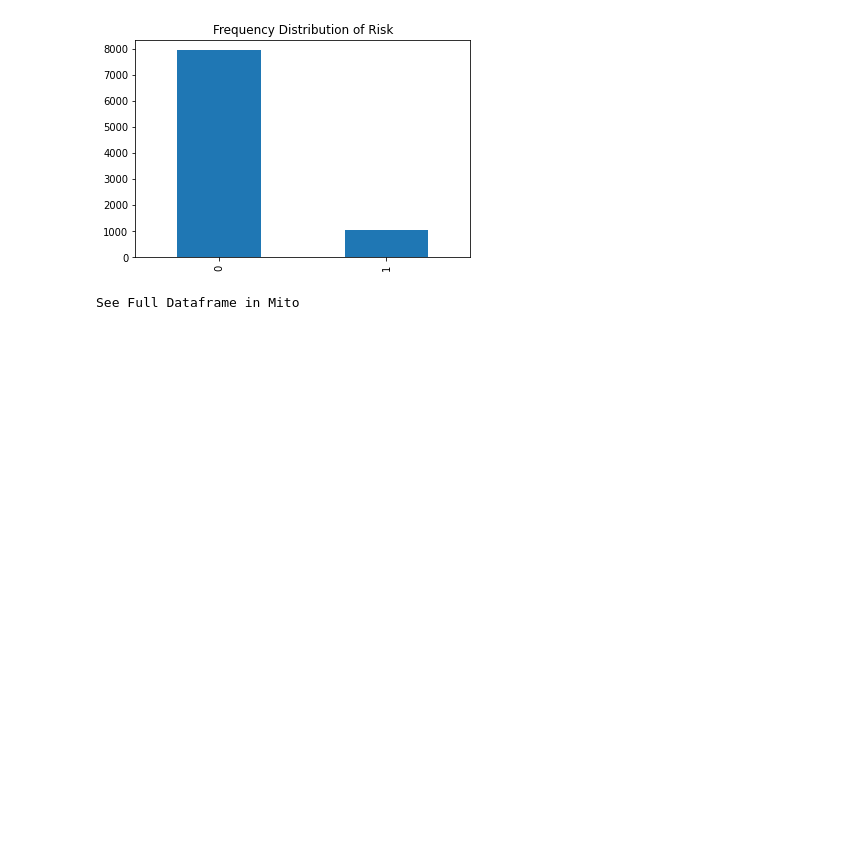
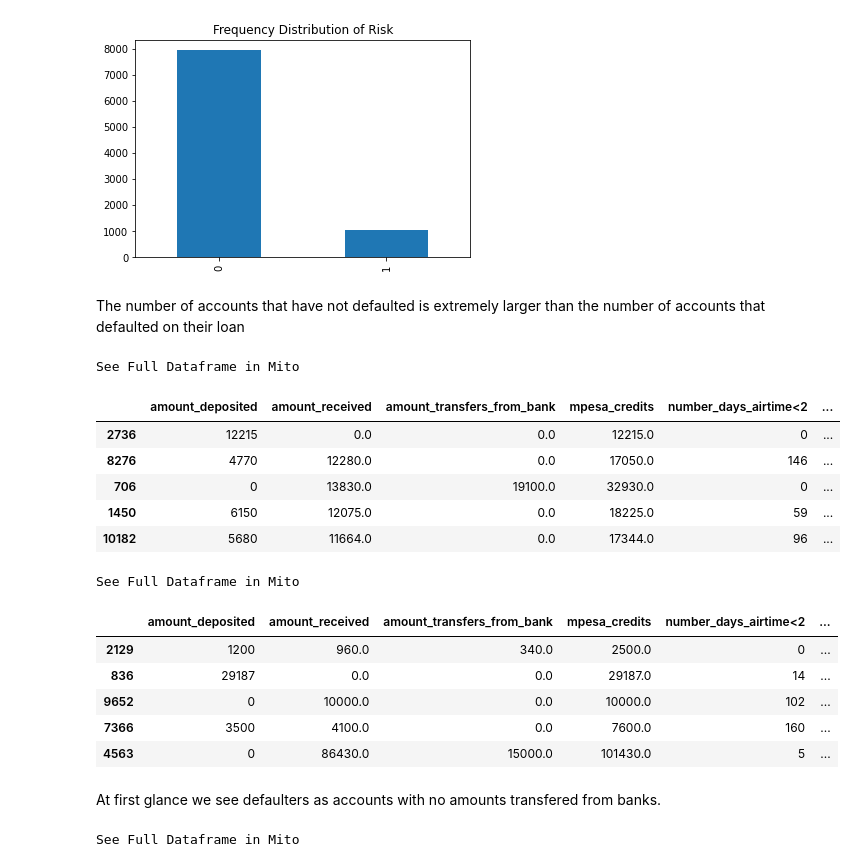
Before and after one commit to yves-moringa/moringadscpt0303, a Jupyter notebook: MORINGA ML PROJECT DSCPT03 G03 LOAN DEFAULT PREDICTOR.ipynb, the cells around one changed output. Drawn from its saved outputs; the diff is of its cells as text; code cells hidden in the pictures; blank space fills up the shorter version.

```diff
--- a/MORINGA ML PROJECT DSCPT03 G03 LOAN DEFAULT PREDICTOR.ipynb
+++ b/MORINGA ML PROJECT DSCPT03 G03 LOAN DEFAULT PREDICTOR.ipynb
@@ -381,6 +415,31 @@ df_prep['risk'].value_counts().plot.bar(title='Frequency Distribution of Risk')
 plt.show()
 # %% [output]
 [figure]
+# %% [markdown]
+The number of accounts that have not defaulted is extremely larger than the number of accounts that defaulted on their loan
+# %%
+# A profile of defaulters and non defaulters
+
+display(df_prep[df_prep["risk"] == 1].sample(5))
+
+display(df_prep[df_prep["risk"] == 0].sample(5))
+# %% [output]
+See Full Dataframe in Mito
+|  | amount_deposited | amount_received | amount_transfers_from_bank | mpesa_credits | number_days_airtime<2 | ... |
+| 2736 | 12215 | 0.0 | 0.0 | 12215.0 | 0 | ... |
+| 8276 | 4770 | 12280.0 | 0.0 | 17050.0 | 146 | ... |
+| 706 | 0 | 13830.0 | 19100.0 | 32930.0 | 0 | ... |
+| 1450 | 6150 | 12075.0 | 0.0 | 18225.0 | 59 | ... |
+| 10182 | 5680 | 11664.0 | 0.0 | 17344.0 | 96 | ... |
+See Full Dataframe in Mito
+|  | amount_deposited | amount_received | amount_transfers_from_bank | mpesa_credits | number_days_airtime<2 | ... |
+| 2129 | 1200 | 960.0 | 340.0 | 2500.0 | 0 | ... |
+| 836 | 29187 | 0.0 | 0.0 | 29187.0 | 14 | ... |
+| 9652 | 0 | 10000.0 | 0.0 | 10000.0 | 102 | ... |
+| 7366 | 3500 | 4100.0 | 0.0 | 7600.0 | 160 | ... |
+| 4563 | 0 | 86430.0 | 15000.0 | 101430.0 | 5 | ... |
+# %% [markdown]
+At first glance we see defaulters as accounts with no amounts transfered from banks.
 # %%
 # Creating a final dataset to be used in our modeling
 
```
Also changed, not shown: parts of 11 cells of this notebook.
